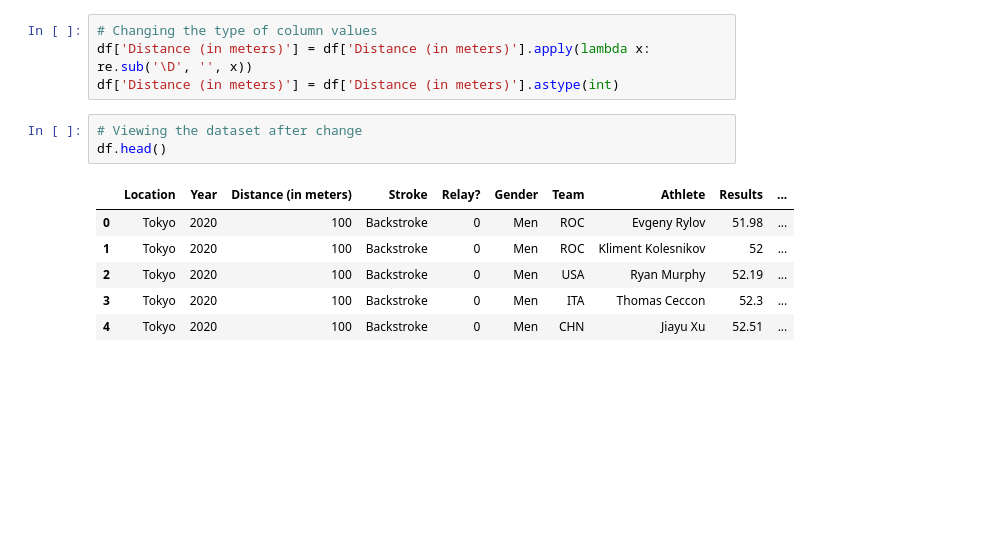
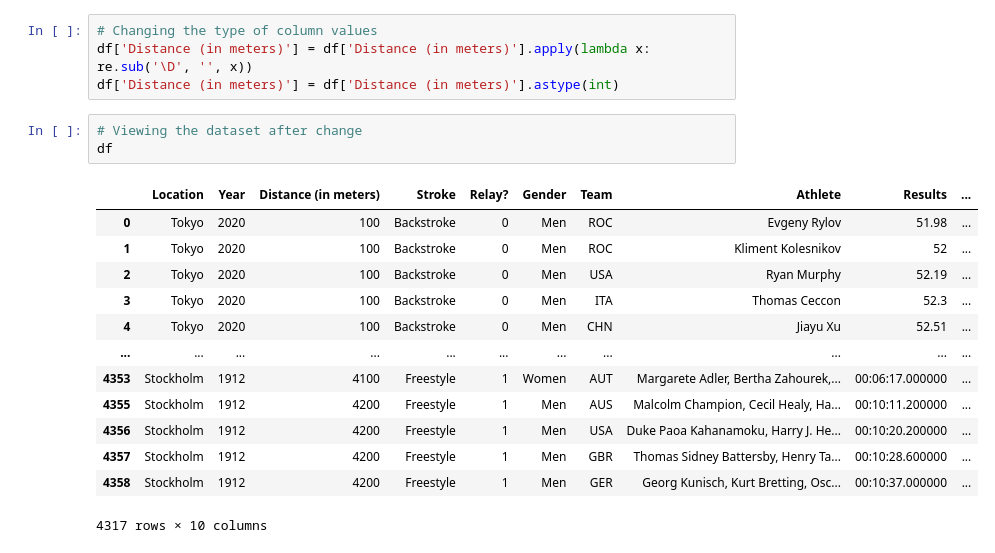
Before and after one commit to BrayanRobert/Exploratory_Analysis_Swimming, a Jupyter notebook: swimming.ipynb, the cells around one changed output. Saved outputs shown, nothing was run; the diff lists cells and outputs as text; blank space fills up the shorter version.

```diff
--- a/swimming.ipynb
+++ b/swimming.ipynb
@@ -48,11 +48,18 @@ df['Distance (in meters)'] = df['Distance (in meters)'].apply(lambda x: re.sub('
 df['Distance (in meters)'] = df['Distance (in meters)'].astype(int)
 # %%
 # Viewing the dataset after change
-df.head()
+df
 # %% [output]
 |  | Location | Year | Distance (in meters) | Stroke | Relay? | Gender | Team | Athlete | Results | ... |
 | 0 | Tokyo | 2020 | 100 | Backstroke | 0 | Men | ROC | Evgeny Rylov | 51.98 | ... |
 | 1 | Tokyo | 2020 | 100 | Backstroke | 0 | Men | ROC | Kliment Kolesnikov | 52 | ... |
 | 2 | Tokyo | 2020 | 100 | Backstroke | 0 | Men | USA | Ryan Murphy | 52.19 | ... |
 | 3 | Tokyo | 2020 | 100 | Backstroke | 0 | Men | ITA | Thomas Ceccon | 52.3 | ... |
 | 4 | Tokyo | 2020 | 100 | Backstroke | 0 | Men | CHN | Jiayu Xu | 52.51 | ... |
+| ... | ... | ... | ... | ... | ... | ... | ... | ... | ... | ... |
+| 4353 | Stockholm | 1912 | 4100 | Freestyle | 1 | Women | AUT | Margarete Adler, Bertha Zahourek,... | 00:06:17.000000 | ... |
+| 4355 | Stockholm | 1912 | 4200 | Freestyle | 1 | Men | AUS | Malcolm Champion, Cecil Healy, Ha... | 00:10:11.200000 | ... |
+| 4356 | Stockholm | 1912 | 4200 | Freestyle | 1 | Men | USA | Duke Paoa Kahanamoku, Harry J. He... | 00:10:20.200000 | ... |
+| 4357 | Stockholm | 1912 | 4200 | Freestyle | 1 | Men | GBR | Thomas Sidney Battersby, Henry Ta... | 00:10:28.600000 | ... |
+| 4358 | Stockholm | 1912 | 4200 | Freestyle | 1 | Men | GER | Georg Kunisch, Kurt Bretting, Osc... | 00:10:37.000000 | ... |
+4317 rows × 10 columns
```
Also changed, not shown: parts of 11 cells of this notebook.
